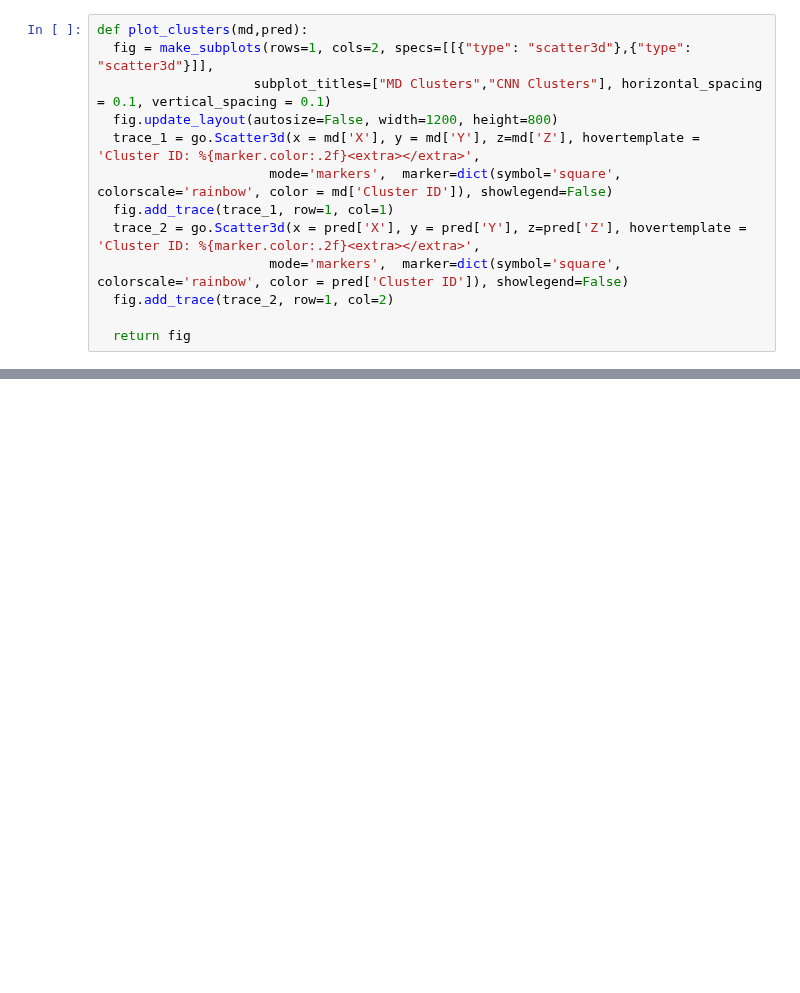
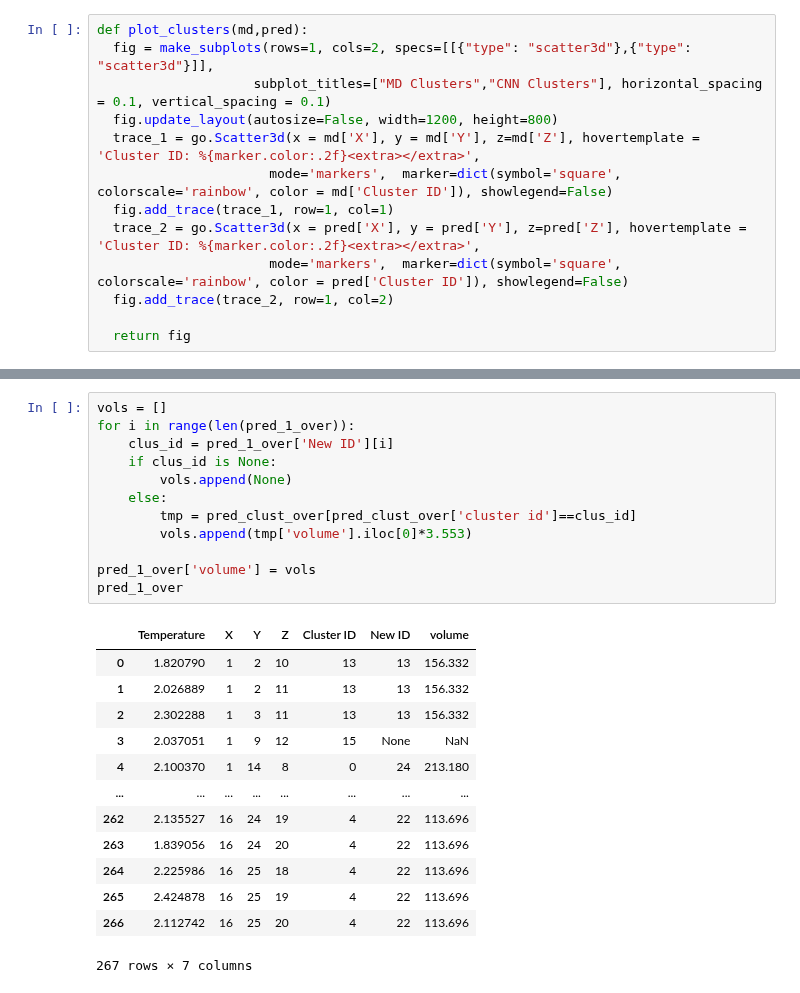
Before and after one commit to Jverduzc/MISTnet, a Jupyter notebook: Clustering.ipynb, the cells around one changed output, grey strips where cells are left out. Saved outputs shown, nothing was run; the diff lists cells and outputs as text; blank space fills up the shorter version.

```diff
--- a/Clustering.ipynb
+++ b/Clustering.ipynb
@@ -602,0 +476,26 @@ fig.add_trace(trace_3, row=1, col=3)
+# %%
+vols = []
+for i in range(len(pred_1_over)):
+    clus_id = pred_1_over['New ID'][i]
+    if clus_id is None:
+        vols.append(None)
+    else:
+        tmp = pred_clust_over[pred_clust_over['cluster id']==clus_id]
+        vols.append(tmp['volume'].iloc[0]*3.553)
+
+pred_1_over['volume'] = vols
+pred_1_over
+# %% [output]
+|  | Temperature | X | Y | Z | Cluster ID | New ID | volume |
+| 0 | 1.820790 | 1 | 2 | 10 | 13 | 13 | 156.332 |
+| 1 | 2.026889 | 1 | 2 | 11 | 13 | 13 | 156.332 |
+| 2 | 2.302288 | 1 | 3 | 11 | 13 | 13 | 156.332 |
+| 3 | 2.037051 | 1 | 9 | 12 | 15 | None | NaN |
+| 4 | 2.100370 | 1 | 14 | 8 | 0 | 24 | 213.180 |
+| ... | ... | ... | ... | ... | ... | ... | ... |
+| 262 | 2.135527 | 16 | 24 | 19 | 4 | 22 | 113.696 |
+| 263 | 1.839056 | 16 | 24 | 20 | 4 | 22 | 113.696 |
+| 264 | 2.225986 | 16 | 25 | 18 | 4 | 22 | 113.696 |
+| 265 | 2.424878 | 16 | 25 | 19 | 4 | 22 | 113.696 |
+| 266 | 2.112742 | 16 | 25 | 20 | 4 | 22 | 113.696 |
+267 rows × 7 columns
```
Also changed, not shown: parts of 34 cells of this notebook, 3 other files.
